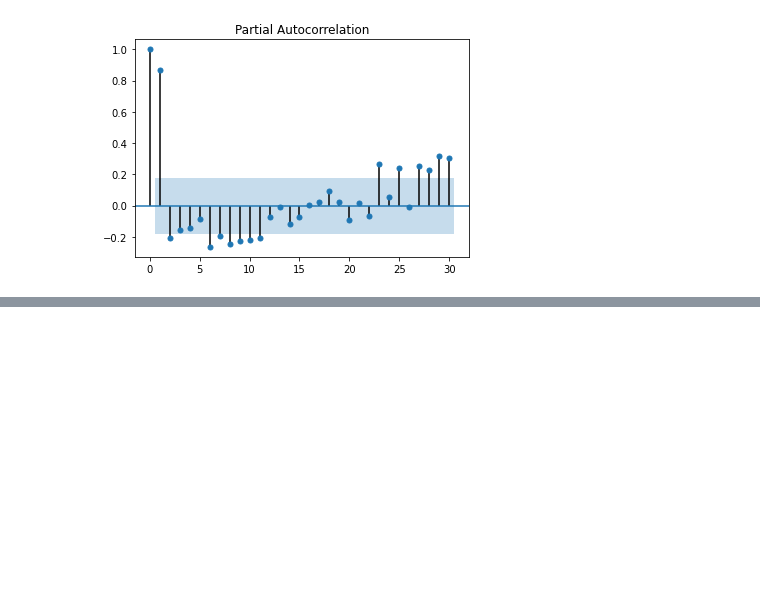
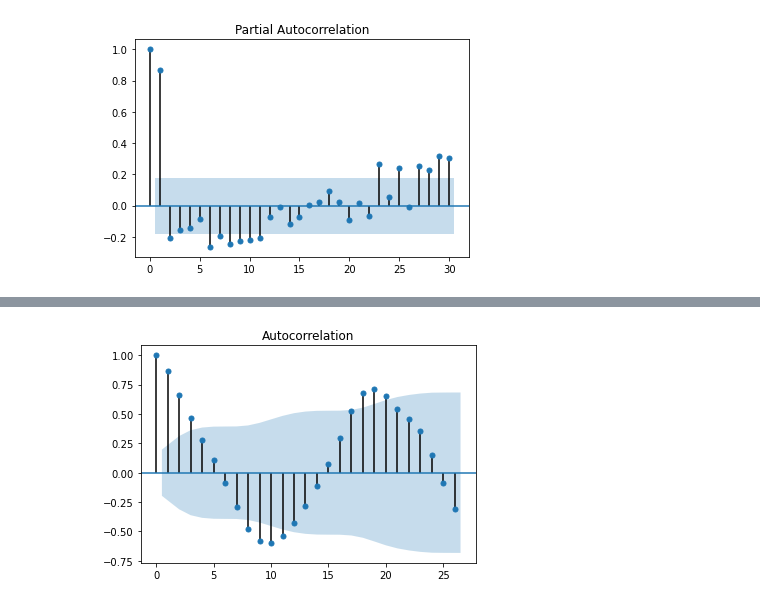
Before and after one commit to matozqui/Berries_Pricing, a Jupyter notebook: Spain/ES_Prices_2_Exploration.ipynb, the cells around one changed output, grey strips where cells are left out. Cells and saved outputs as stored; diff of their text form; code cells hidden in the pictures; blank space fills up the shorter version.

```diff
--- a/Spain/ES_Prices_2_Exploration.ipynb
+++ b/Spain/ES_Prices_2_Exploration.ipynb
@@ -87,0 +153,6 @@ plot_pacf(blue, lags = 30);
+# %%
+from statsmodels.graphics.tsaplots import plot_acf
+df_volumes_es_nozero = df_volumes_es.drop(df_volumes_es[df_volumes_es['Volume']==0].index)
+plot_acf(df_volumes_es_nozero,lags=26,unbiased=True);
+# %% [output]
+[figure, added]
```
Also changed, not shown: parts of 10 cells of this notebook.
